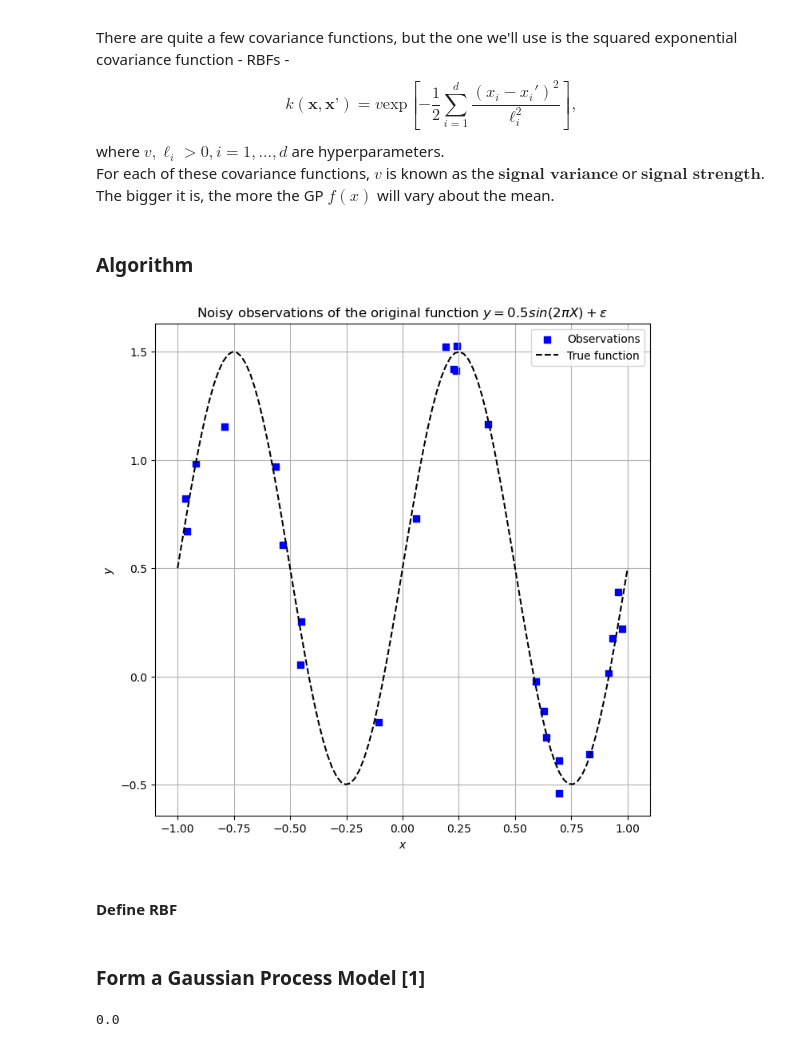
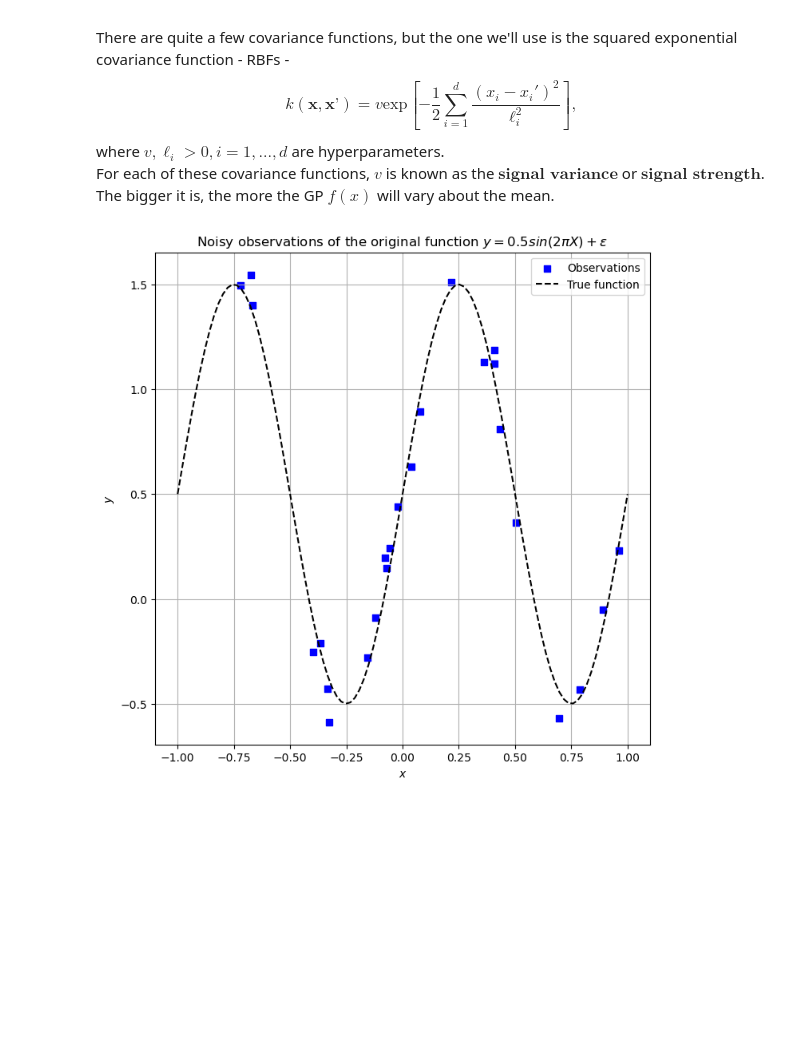
Before and after one commit to jrobo-gith/Regression-techniques-from-scratch, a Jupyter notebook: regression_models/GPR.ipynb, the cells around one changed output. Cells and saved outputs as stored; diff of their text form; code cells hidden in the pictures; blank space fills up the shorter version.

```diff
--- a/regression_models/GPR.ipynb
+++ b/regression_models/GPR.ipynb
@@ -14,23 +14,22 @@ k(\textbf{x}, \textbf{x'}) = v\text{exp}\left[-\frac{1}{2} \sum^d_{i=1} \frac{(x
 $$
 where $v,\ell_i >0, i=1, ..., d$ are hyperparameters. <br>
 For each of these covariance functions, $v$ is known as the $\textbf{signal variance}$ or $\textbf{signal strength}$. The bigger it is, the more the GP $f(x)$ will vary about the mean.
-# %% [markdown]
-### Algorithm
 # %%
-X_true = np.linspace(-1, 1, 100)
+N = 100
+lb = -1
+ub = 1
+X_true = np.linspace(lb, ub, N)
 num_obvs = 25
 sigma = 0.1
-X_data = np.random.uniform(-1, 1, num_obvs)
+X_data = np.random.uniform(lb, ub, num_obvs)
 y_data = data_gen.data(X_data, sigma**2)
 fig, ax = plt.subplots(figsize=(8, 8))
 ax.scatter(X_data, y_data, marker='s', label='Observations', color="b")
 ax.plot(X_true, data_gen.sinusoid(X_true), label='True function', color="k", linestyle='--')
 ax.set_xlabel('$x$')
 ax.set_ylabel('$y$')
 ax.set_title("Noisy observations of the original function $y = 0.5 sin(2\pi X) + \epsilon$")
 ax.legend()
 ax.grid(True)
 # %% [output]
-[figure, old version]
+[figure, new version]
-# %% [markdown]
-#### Define RBF
@@ -45,2 +35,0 @@ k = lambda x, y: RBF(x, y, ell, v)
-# %% [markdown]
-### Form a Gaussian Process Model [1]
@@ -69,7 +35,0 @@ def GPR(X: np.array, y: np.array, k, sigma):
-# %%
-y_star, V = GPR(X_data, y_data, k, sigma)
-print(y_star)
-sigma_epi = np.sqrt(np.diag(V)).flatten() # epistemic uncertainty: posterior variance from GP
-sigma_tot = np.sqrt(np.diag(V) + sigma**2).flatten() # posterior variance + noise
-# %% [output]
-0.0
```
Also changed, not shown: parts of 11 cells of this notebook.
